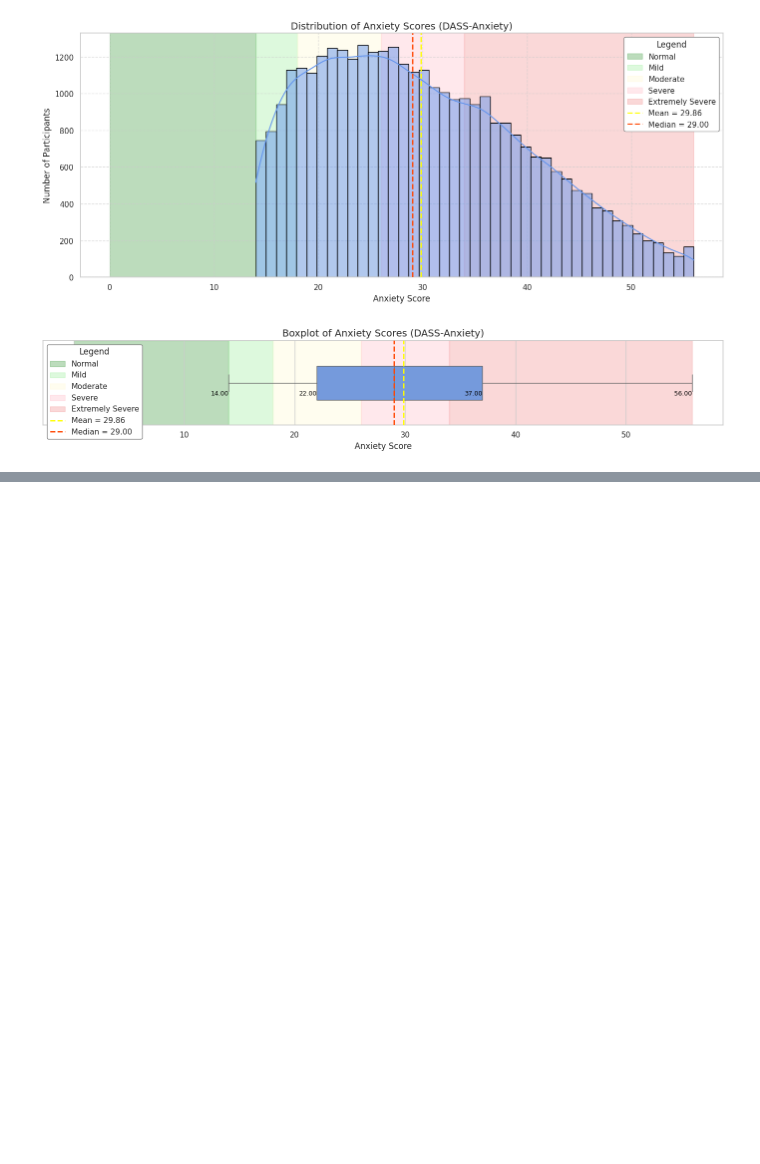
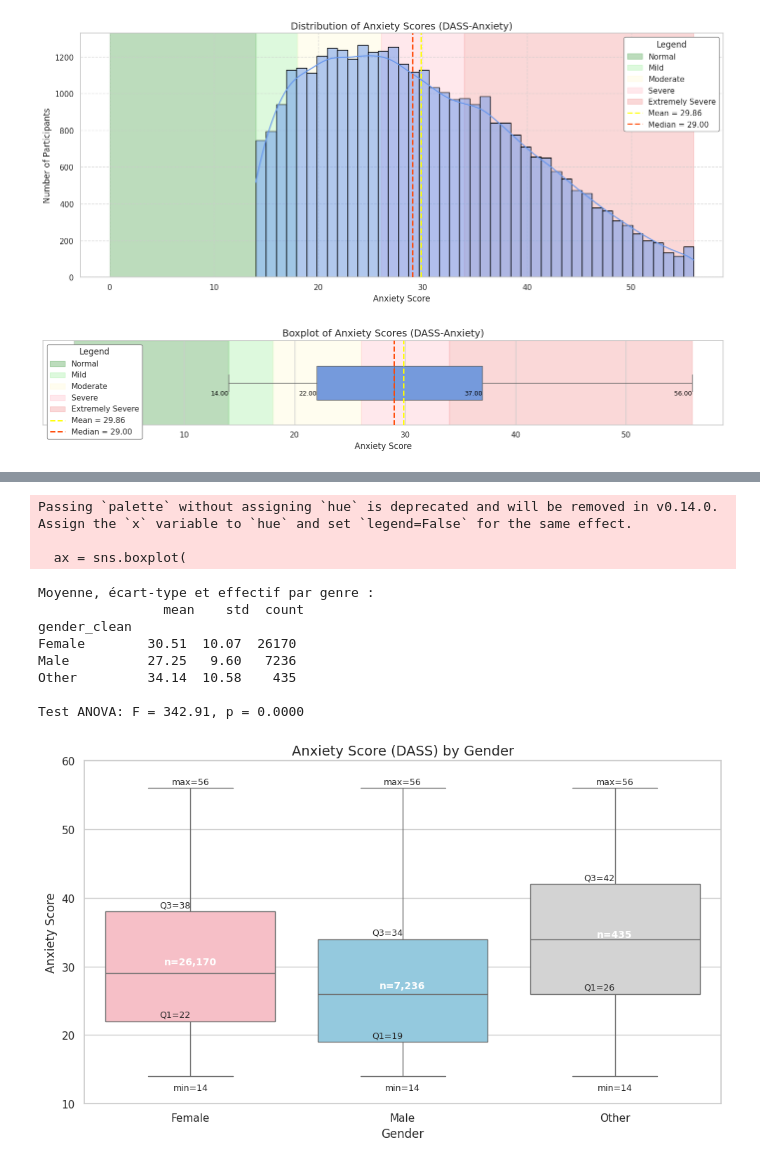
Before and after one commit to vrelvape/individual-project-mental-health, a Jupyter notebook: notebooks/01_exploration.ipynb, the cells around one changed output, grey strips where cells are left out. Drawn from its saved outputs; the diff is of its cells as text; code cells hidden in the pictures; blank space fills up the shorter version.

```diff
--- a/notebooks/01_exploration.ipynb
+++ b/notebooks/01_exploration.ipynb
@@ -833,0 +913,74 @@ plt.show()
+# %%
+import pandas as pd
+import seaborn as sns
+import matplotlib.pyplot as plt
+from scipy import stats
+
+# 🔹 Exclure les "No response"
+gender_filtered_df = analysis_standardized_df[~analysis_standardized_df["gender_clean"].isin(["No response"])].copy()
+
+# 🔹 Nettoyage si variable catégorielle
+if pd.api.types.is_categorical_dtype(gender_filtered_df["gender_clean"]):
+    gender_filtered_df["gender_clean"] = gender_filtered_df["gender_clean"].cat.remove_unused_categories()
+
+# 🔹 Moyenne et écart-type par genre
+group_stats = gender_filtered_df.groupby("gender_clean")["dassanxiety"].agg(["mean", "std", "count"]).round(2)
+print("Moyenne, écart-type et effectif par genre :\n", group_stats)
+
+# 🔹 Test ANOVA entre les groupes
+groups = [group["dassanxiety"].values for name, group in gender_filtered_df.groupby("gender_clean")]
+f_stat, p_val = stats.f_oneway(*groups)
+print(f"\nTest ANOVA: F = {f_stat:.2f}, p = {p_val:.4f}")
+
+# 🔹 Palette personnalisée
+remaining_genders = gender_filtered_df["gender_clean"].unique()
+palette = {gender: color for gender, color in zip(remaining_genders, ["lightpink", "skyblue", "lightgray"])}
+
+# 🔹 Effectifs
+group_counts = gender_filtered_df["gender_clean"].value_counts()
+
+# 🔹 Créer le boxplot
+plt.figure(figsize=(10, 6))
+ax = sns.boxplot(
+    x="gender_clean",
+    y="dassanxiety",
+    data=gender_filtered_df,
+    palette=palette,
+    showmeans=False
+)
+ax.set_ylim(10, 60)
+
+# 🔹 Ajouter les annotations : min, Q1, Q3, max, effectif
+for i, gender in enumerate(remaining_genders):
+    scores = gender_filtered_df[gender_filtered_df["gender_clean"] == gender]["dassanxiety"]
+    min_val = scores.min()
+    q1 = scores.quantile(0.25)
+    q3 = scores.quantile(0.75)
+    max_val = scores.max()
+    count = group_counts[gender]
+
+    ax.text(i, min_val - 1, f"min={min_val:.0f}", ha='center', va='top', fontsize=9)
+    ax.text(i, q1 + 0.3, f"Q1={q1:.0f}", ha='right', va='bottom', fontsize=9)
+    ax.text(i, q3 + 0.3, f"Q3={q3:.0f}", ha='right', va='bottom', fontsize=9)
+    ax.text(i, max_val + 0.3, f"max={max_val:.0f}", ha='center', va='bottom', fontsize=9)
+    ax.text(i, (q1 + q3) / 2, f"n={count:,}", ha='center', va='bottom', fontsize=10, weight='bold', color='white')
+
+# 🔹 Titres et labels
+ax.set_title("Anxiety Score (DASS) by Gender", fontsize=14)
+ax.set_xlabel("Gender", fontsize=12)
+ax.set_ylabel("Anxiety Score", fontsize=12)
+plt.tight_layout()
+plt.show()
+# %% [output]
+Passing `palette` without assigning `hue` is deprecated and will be removed in v0.14.0. Assign the `x` variable to `hue` and set `legend=False` for the same effect.
+
+  ax = sns.boxplot(
+Moyenne, écart-type et effectif par genre :
+                mean    std  count
+gender_clean
+Female        30.51  10.07  26170
+Male          27.25   9.60   7236
+Other         34.14  10.58    435
+
+Test ANOVA: F = 342.91, p = 0.0000
+[figure, added]
```
Also changed, not shown: parts of 4 cells of this notebook.
